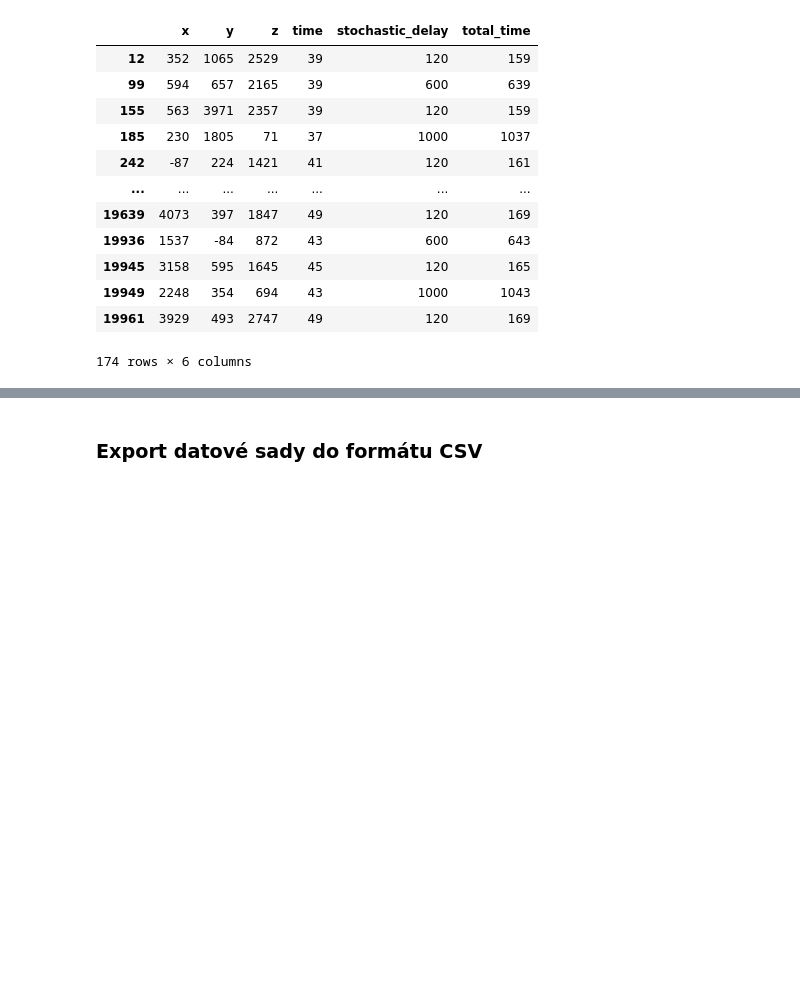
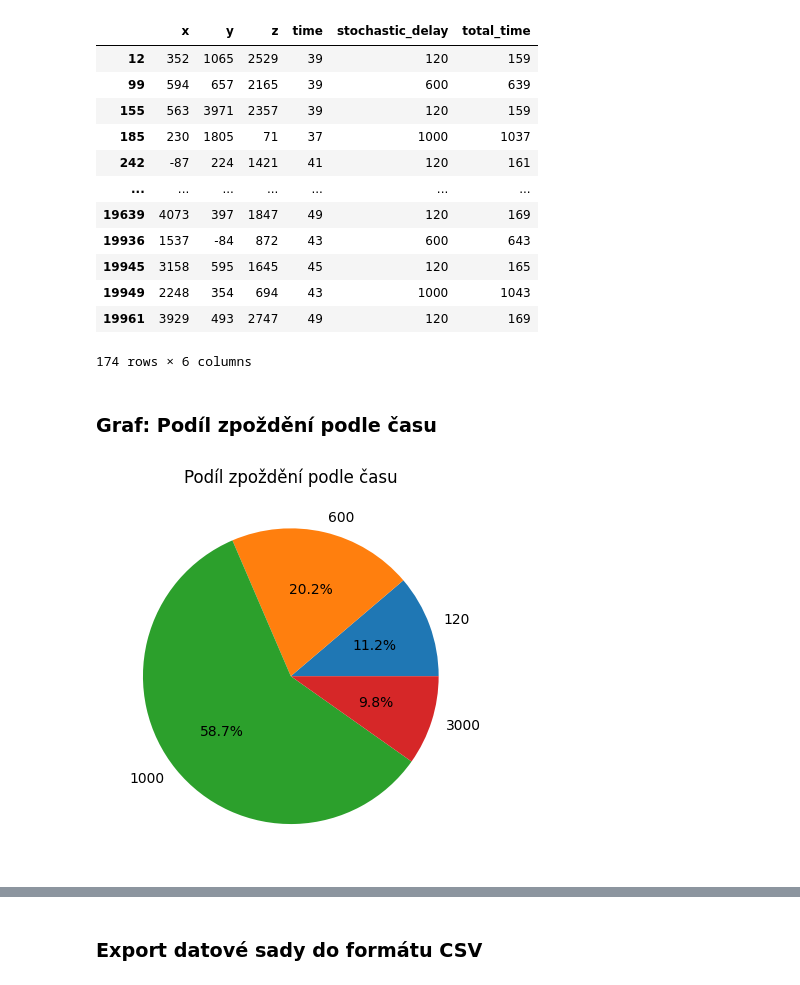
Before and after one commit to UsmanovSla/MGD-RSS, a Jupyter notebook: model/04_HybridModel/HM_01_Models_Integration.ipynb, the cells around one changed output, grey strips where cells are left out. Drawn from its saved outputs; the diff is of its cells as text; code cells hidden in the pictures; blank space fills up the shorter version.

```diff
--- a/model/04_HybridModel/HM_01_Models_Integration.ipynb
+++ b/model/04_HybridModel/HM_01_Models_Integration.ipynb
@@ -270,3 +270,25 @@ df_cycl[df_cycl['stochastic_delay'] > 0]
 | 19949 | 2248 | 354 | 694 | 43 | 1000 | 1043 |
 | 19961 | 3929 | 493 | 2747 | 49 | 120 | 169 |
 174 rows × 6 columns
+# %% [markdown]
+### Graf: Podíl zpoždění podle času
+# %%
+# výběr cyklů se zpožděním
+df_delay_sum = (
+    df_cycl[df_cycl['stochastic_delay'] > 0]
+    .groupby('stochastic_delay')['stochastic_delay']
+    .sum()
+)
+
+plt.figure()
+
+plt.pie(
+    df_delay_sum,
+    labels=df_delay_sum.index,
+    autopct='%1.1f%%'
+)
+
+plt.title("Podíl zpoždění podle času")
+plt.show()
+# %% [output]
+[figure, added]
```
Also changed, not shown: parts of 2 cells of this notebook, 2 other files.
